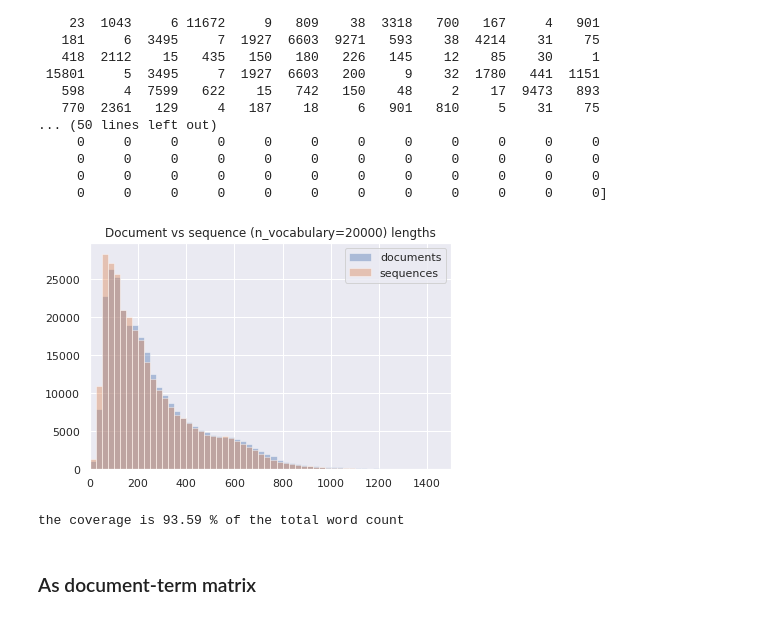
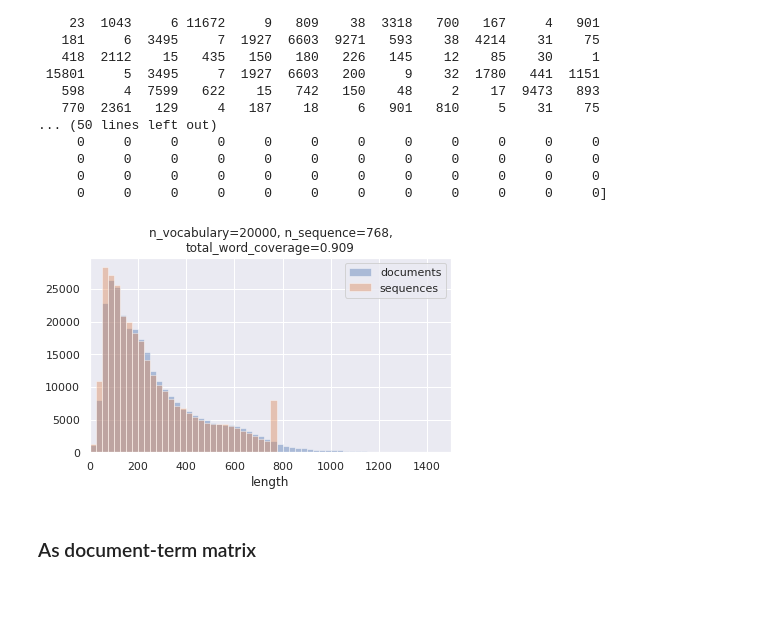
Before and after one commit to DL-2020-Shakespeare/DL-2020-Shakespeare, a Jupyter notebook: text_project.ipynb, the cells around one changed output. Cells and saved outputs as stored; diff of their text form; code cells hidden in the pictures.

```diff
--- a/text_project.ipynb
+++ b/text_project.ipynb
@@ -107,9 +105,7 @@ print(n_vocabulary)
 n_sequence = 768
 
 sequences = tokenizer.texts_to_sequences(docs)
-sequence_lengths = [len(s) for s in sequences]
-if n_sequence is None:
-    n_sequence = max(sequence_lengths)
+sequence_lengths = [min(len(s), n_sequence) for s in sequences]
 sequences = pad_sequences(sequences,
                           maxlen=n_sequence,
                           padding="post",
@@ -139,26 +135,24 @@ print(sequences[2])
 # %%
 doc_lengths = [len(doc.split()) for doc in docs]
 
 sns.distplot(doc_lengths,
              bins=np.arange(0, 1525, 25),
              kde=False,
              label="documents")
 sns.distplot(sequence_lengths,
              bins=np.arange(0, 1525, 25),
              kde=False,
              label="sequences")
-plt.title(f"Document vs sequence (n_vocabulary={n_vocabulary}) lengths")
+total_word_coverage = np.round(np.sum(sequence_lengths) / np.sum(doc_lengths), 3)
+plt.title(f"n_vocabulary={n_vocabulary}, n_sequence={n_sequence},\n"
+          f"total_word_coverage={total_word_coverage}")
 plt.xlim(0, 1500)
+plt.xlabel("length")
 plt.legend()
 plt.tight_layout()
 plt.show()
-
-print(f"the coverage is "
-      f"{np.round(100 * np.sum(sequence_lengths) / np.sum(doc_lengths), 2)}"
-      f" % of the total word count")
 # %% [output]
-[figure, old version]
+[figure, new version]
-the coverage is 93.59 % of the total word count
 # %% [markdown]
 ### As document-term matrix
 # %%
```
Also changed, not shown: parts of 2 cells of this notebook.
